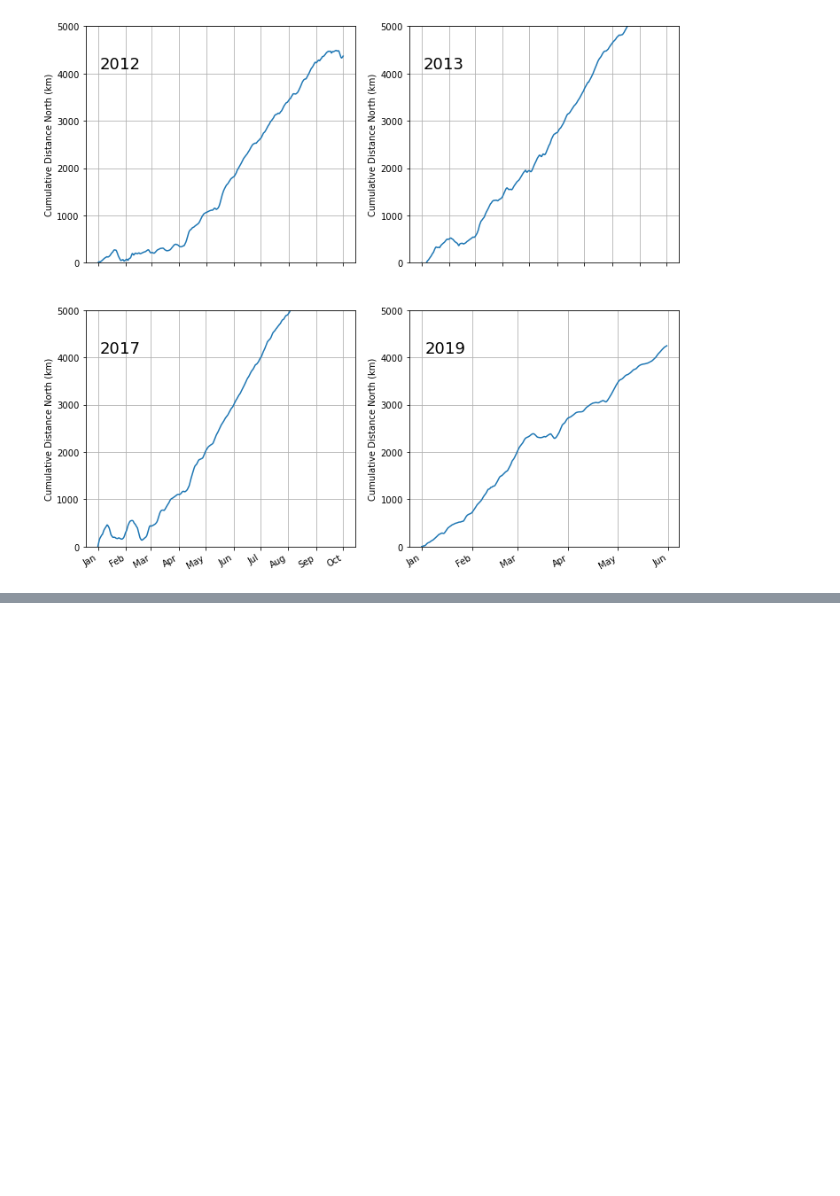
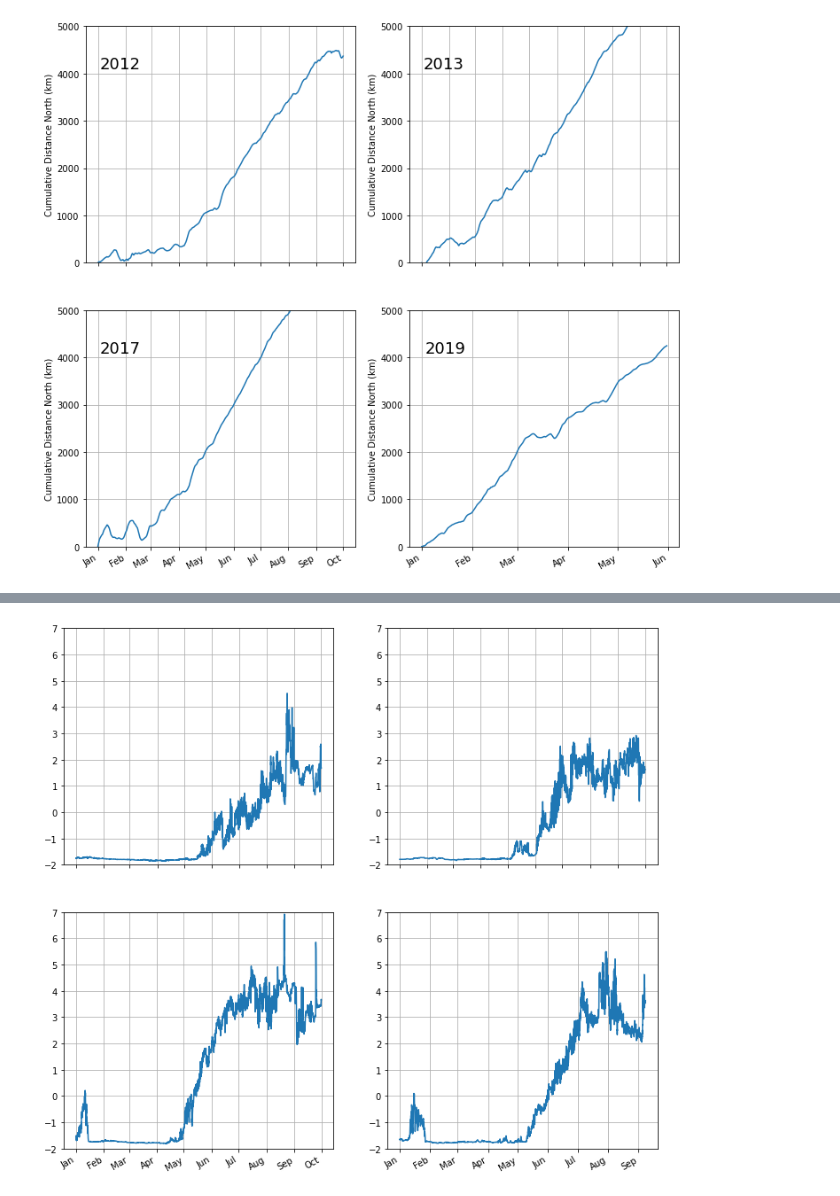
Before and after one commit to leviner/ChukchiTimeSeries, a Jupyter notebook: code/F6_transport.ipynb, the cells around one changed output, grey strips where cells are left out. Saved outputs shown, nothing was run; the diff lists cells and outputs as text; code cells hidden in the pictures; blank space fills up the shorter version.

Commit message:
add mooring temp time series

```diff
--- a/code/F6_transport.ipynb
+++ b/code/F6_transport.ipynb
@@ -209,3 +232,44 @@ cumNplot(dfVel[(dfVel.datetime>= pd.to_datetime('2019-01-01'))&(dfVel.datetime<
+# %%
+
+fig = plt.figure(figsize=(12,12))
+plt.subplot(221)
+df = dfCTD[(dfCTD.datetime>= pd.to_datetime('2012-01-01'))&(dfCTD.datetime< pd.to_datetime('2012-10-01')) & (dfCTD.Temp <8)]
+plt.plot(df.datetime,df.Temp)
+plt.ylim(-2,7)
+ax = plt.gca()
+ax.xaxis.set_major_locator(mdates.MonthLocator())
+ax.xaxis.set_major_formatter(mdates.DateFormatter('%b'))
+plt.grid()
+fig.autofmt_xdate()
+plt.subplot(222)
+df = dfCTD[(dfCTD.datetime>= pd.to_datetime('2013-01-01'))&(dfCTD.datetime< pd.to_datetime('2013-10-01'))]
+plt.plot(df.datetime,df.Temp)
+plt.ylim(-2,7)
+ax = plt.gca()
+ax.xaxis.set_major_locator(mdates.MonthLocator())
+ax.xaxis.set_major_formatter(mdates.DateFormatter('%b'))
+plt.grid()
+fig.autofmt_xdate()
+plt.subplot(223)
+df = dfCTD[(dfCTD.datetime>= pd.to_datetime('2017-01-01'))&(dfCTD.datetime< pd.to_datetime('2017-10-01'))]
+plt.plot(df.datetime,df.Temp)
+plt.ylim(-2,7)
+ax = plt.gca()
+ax.xaxis.set_major_locator(mdates.MonthLocator())
+ax.xaxis.set_major_formatter(mdates.DateFormatter('%b'))
+plt.grid()
+fig.autofmt_xdate()
+plt.subplot(224)
+df = dfCTD[(dfCTD.datetime>= pd.to_datetime('2019-01-01'))&(dfCTD.datetime< pd.to_datetime('2019-10-01'))]
+plt.plot(df.datetime,df.Temp)
+plt.ylim(-2,7)
+ax = plt.gca()
+ax.xaxis.set_major_locator(mdates.MonthLocator())
+ax.xaxis.set_major_formatter(mdates.DateFormatter('%b'))
+plt.grid()
+fig.autofmt_xdate()
+# %% [output]
+[figure, added]
 # %%
 dfMonthly = pd.read_csv('../data/physicalData/beringStrait/monthlytransport.csv',names = ['index','mooring','year','month','mean','error','meanCorr','errorCorr'],skiprows=1,na_values='#NUM!')
 plt.plot(dfMonthly[dfMonthly.year == 2012].month,dfMonthly[dfMonthly.year == 2012].meanCorr,'.',markersize=20)
```
Also changed, not shown: parts of 5 cells of this notebook.
